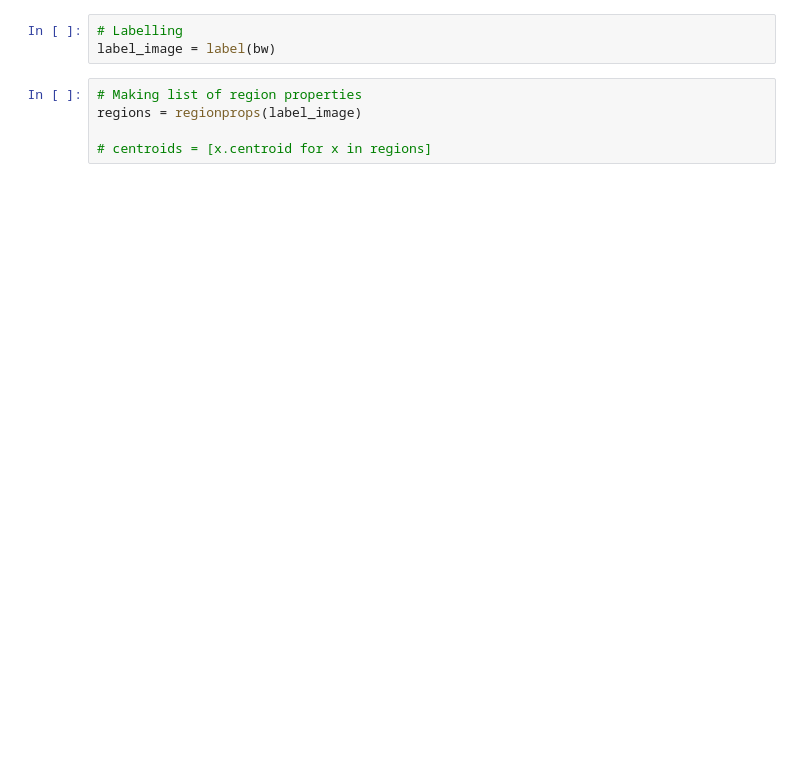
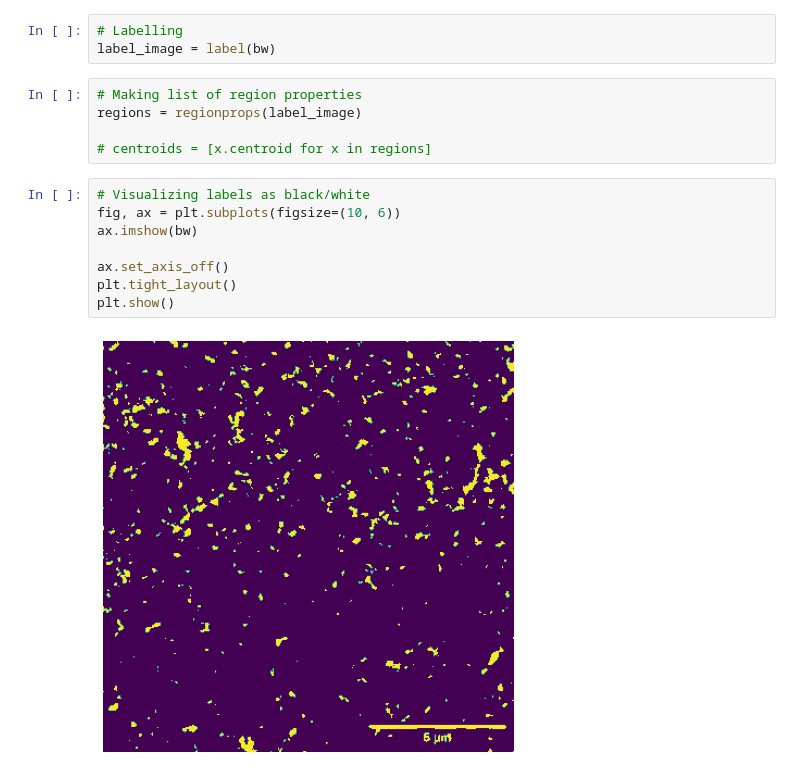
Before and after one commit to cappertherapper/Bachelorprojekt, a Jupyter notebook: tifReader.ipynb, the cells around one changed output. Drawn from its saved outputs; the diff is of its cells as text; blank space fills up the shorter version.

```diff
--- a/tifReader.ipynb
+++ b/tifReader.ipynb
@@ -28,6 +28,16 @@ label_image = label(bw)
 regions = regionprops(label_image)
 
 # centroids = [x.centroid for x in regions]
+# %%
+# Visualizing labels as black/white
+fig, ax = plt.subplots(figsize=(10, 6))
+ax.imshow(bw)
+
+ax.set_axis_off()
+plt.tight_layout()
+plt.show()
+# %% [output]
+[figure, added]
 # %%
 # Visualizing labels with rgb + centroids
 image_label_overlay = label2rgb(label_image, image=image, bg_label=0)
```
Also changed, not shown: parts of 2 cells of this notebook.
